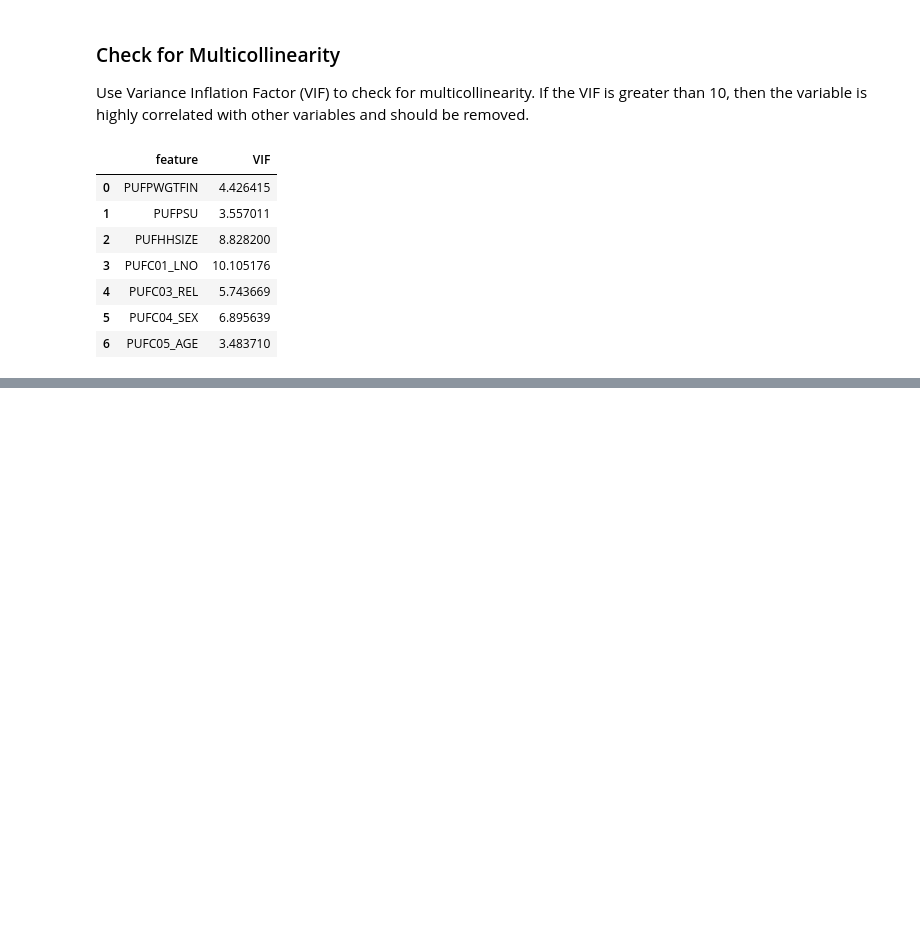
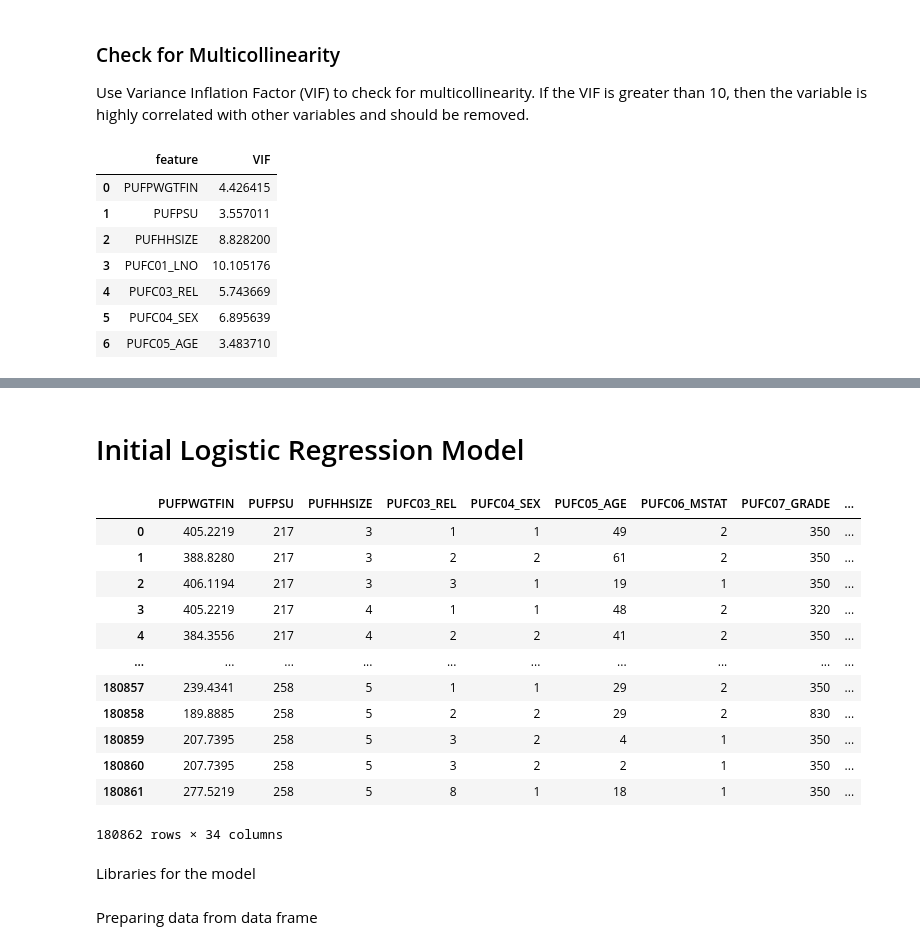
Before and after one commit to tinySculpture/STINTSY-Project, a Jupyter notebook: Project_Labor_Force_Survey-colab.ipynb, the cells around one changed output, grey strips where cells are left out. Saved outputs shown, nothing was run; the diff lists cells and outputs as text; code cells hidden in the pictures; blank space fills up the shorter version.

Commit message:
Initial Logistic Regression Model w/ python file

```diff
--- a/Project_Labor_Force_Survey-colab.ipynb
+++ b/Project_Labor_Force_Survey-colab.ipynb
@@ -305,0 +316,20 @@ vif_data
+# %% [markdown]
+# Initial Logistic Regression Model
+# %%
+df
+# %% [output]
+|  | PUFPWGTFIN | PUFPSU | PUFHHSIZE | PUFC03_REL | PUFC04_SEX | PUFC05_AGE | PUFC06_MSTAT | PUFC07_GRADE | ... |
+| 0 | 405.2219 | 217 | 3 | 1 | 1 | 49 | 2 | 350 | ... |
+| 1 | 388.8280 | 217 | 3 | 2 | 2 | 61 | 2 | 350 | ... |
+| 2 | 406.1194 | 217 | 3 | 3 | 1 | 19 | 1 | 350 | ... |
+| 3 | 405.2219 | 217 | 4 | 1 | 1 | 48 | 2 | 320 | ... |
+| 4 | 384.3556 | 217 | 4 | 2 | 2 | 41 | 2 | 350 | ... |
+| ... | ... | ... | ... | ... | ... | ... | ... | ... | ... |
+| 180857 | 239.4341 | 258 | 5 | 1 | 1 | 29 | 2 | 350 | ... |
+| 180858 | 189.8885 | 258 | 5 | 2 | 2 | 29 | 2 | 830 | ... |
+| 180859 | 207.7395 | 258 | 5 | 3 | 2 | 4 | 1 | 350 | ... |
+| 180860 | 207.7395 | 258 | 5 | 3 | 2 | 2 | 1 | 350 | ... |
+| 180861 | 277.5219 | 258 | 5 | 8 | 1 | 18 | 1 | 350 | ... |
+180862 rows × 34 columns
+# %% [markdown]
+Libraries for the model
@@ -305,0 +341,2 @@ vif_data
+# %% [markdown]
+Preparing data from data frame
```
Also changed, not shown: parts of 17 cells of this notebook, 2 other files.
